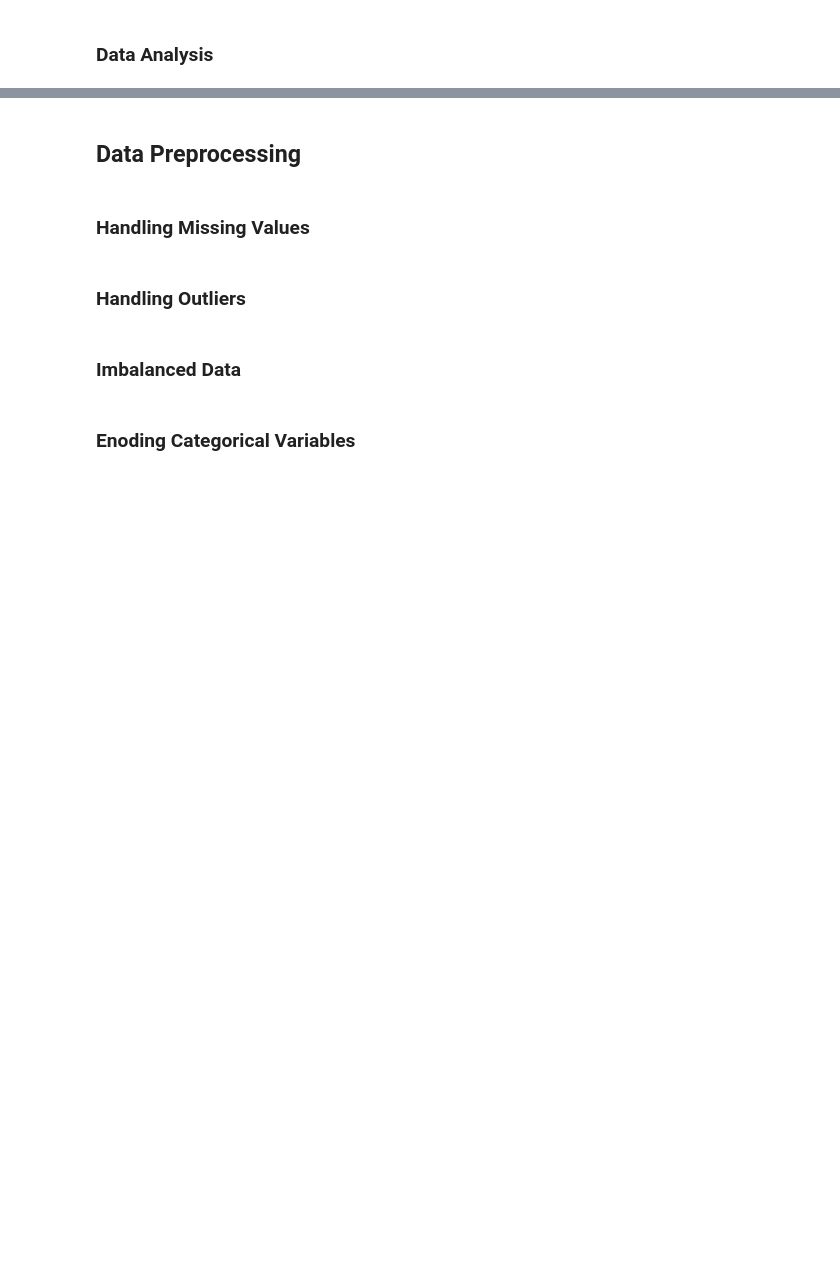
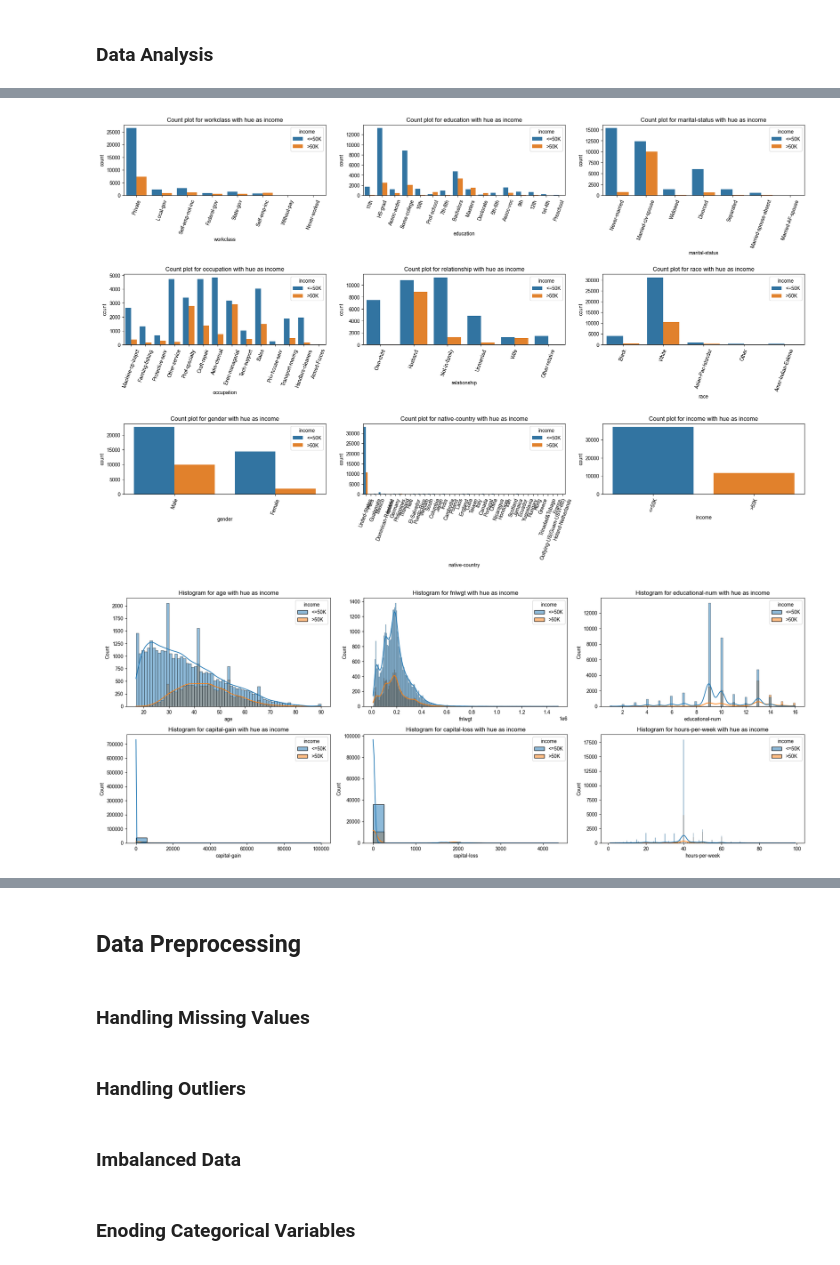
Before and after one commit to Abdelhakim-gh/DataMining_Project_Income_Prediction, a Jupyter notebook: DM_project.ipynb, the cells around one changed output, grey strips where cells are left out. Saved outputs shown, nothing was run; the diff lists cells and outputs as text; code cells hidden in the pictures; blank space fills up the shorter version.

```diff
--- a/DM_project.ipynb
+++ b/DM_project.ipynb
@@ -147,0 +366,26 @@ dtype: object
+# %%
+import seaborn as sns
+
+import matplotlib.pyplot as plt
+
+# Visualize categorical columns with hue as income
+plt.figure(figsize=(20, 15))
+for i, column in enumerate(categorical_columns, 1):
+    plt.subplot(4, 3, i)
+    sns.countplot(data=df, x=column, hue='income')
+    plt.title(f'Count plot for {column} with hue as income')
+    plt.xticks(rotation=70)  # Rotate x-axis labels
+plt.tight_layout()
+plt.show()
+
+# Visualize numerical columns with hue as income
+plt.figure(figsize=(20, 15))
+for i, column in enumerate(numerical_columns, 1):
+    plt.subplot(4, 3, i)
+    sns.histplot(data=df, x=column, hue='income', kde=True)
+    plt.title(f'Histogram for {column} with hue as income')
+plt.tight_layout()
+plt.show()
+# %% [output]
+[figure, added]
+[figure, added]
```
Also changed, not shown: parts of 29 cells of this notebook.
